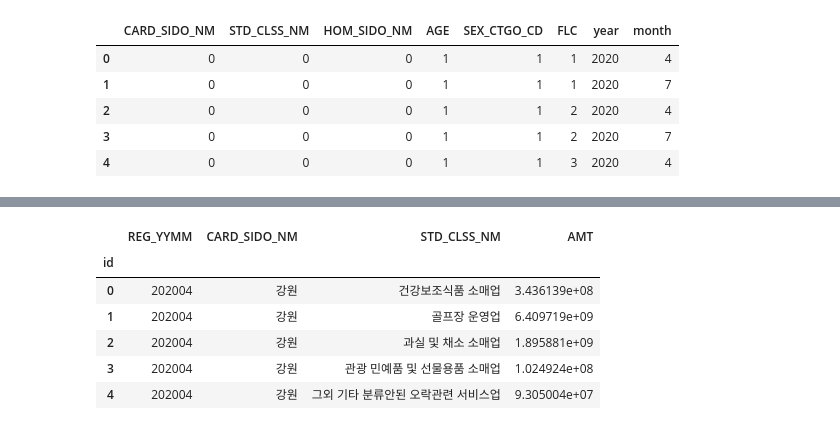
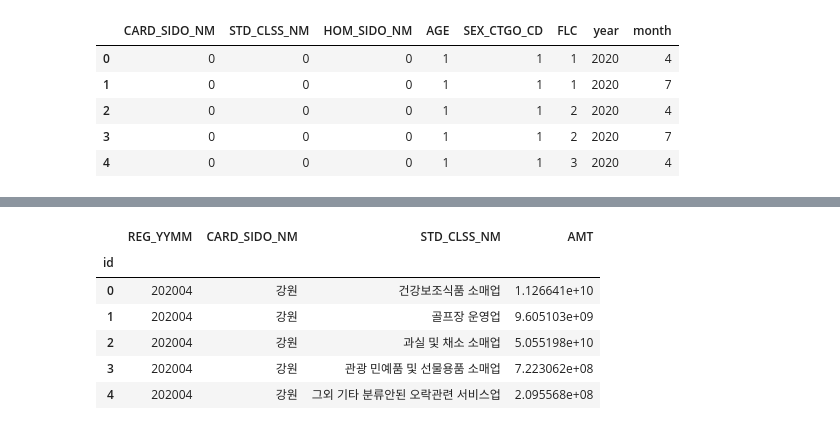
Before and after one commit to kim-bo-saeng/dacon_jeju, a Jupyter notebook: jeju_data_analysis.ipynb, the cells around one changed output, grey strips where cells are left out. Saved outputs shown, nothing was run; the diff lists cells and outputs as text; code cells hidden in the pictures.

```diff
--- a/jeju_data_analysis.ipynb
+++ b/jeju_data_analysis.ipynb
@@ -69,7 +83,7 @@ data.tail()
 df = data.copy()
 df = df.drop(['CARD_CCG_NM', 'HOM_CCG_NM'], axis = 1)
 
-columns = ['CARD_SIDO_NM', 'STD_CLSS_NM', 'HOM_SIDO_NM',	'AGE',	'SEX_CTGO_CD',	'FLC',	'year',	'month']
+columns = ['CARD_SIDO_NM', 'STD_CLSS_NM', 'HOM_SIDO_NM',	'AGE',	'SEX_CTGO_CD',	'FLC',	'Consumer_sentiment_index','year',	'month']
 df = df.groupby(columns).sum().reset_index(drop=False)
 
 print(df.info())
@@ -292,7 +304,7 @@ coarse_hyperparameters_list.head(10)
 # %% [markdown]
 ### Model Tuning & Evaluation
 # %%
-model = RandomForestRegressor(n_estimators = 20,
+model = RandomForestRegressor(n_estimators = 30,
                               max_depth = 96,
                               max_features = 0.952405,
                               n_jobs = -1,
@@ -340,7 +352,7 @@ for CARD_SIDO_NM in CARD_SIDO_NMs:
                             for month in months:
                                 temp.append([CARD_SIDO_NM, STD_CLSS_NM, HOM_SIDO_NM, AGE, SEX_CTGO_CD, FLC, year, month])
 temp = np.array(temp)
-temp = pd.DataFrame(data=temp, columns=train_features.columns[:8])
+temp = pd.DataFrame(data=temp, columns=['CARD_SIDO_NM', 'STD_CLSS_NM', 'HOM_SIDO_NM', 'AGE', 'SEX_CTGO_CD', 'FLC', 'year', 'month'])
 print(temp.shape)
 temp.head()
 # %% [output]
@@ -355,5 +367,6 @@ temp.head()
 temp.loc[temp['CARD_SIDO_NM'] == temp['HOM_SIDO_NM'], 'MY_HOME'] = 1
 temp.loc[temp['CARD_SIDO_NM'] != temp['HOM_SIDO_NM'], 'MY_HOME'] = 0
 temp['MY_HOME'] = temp['MY_HOME'].astype(int)
+temp['Consumer_sentiment_index'] = 78
 temp
 # %% [output]
@@ -400,16 +413,16 @@ temp['STD_CLSS_NM'] = encoders['STD_CLSS_NM'].inverse_transform(temp['STD_CLSS_N
 # %%
 # 제출 파일 만들기
 submission = pd.read_csv('/gdrive/My Drive/data_analysis/jeju/submission.csv', index_col=0)
 submission = submission.drop(['AMT'], axis=1)
 submission = submission.merge(temp, left_on=['REG_YYMM', 'CARD_SIDO_NM', 'STD_CLSS_NM'], right_on=['REG_YYMM', 'CARD_SIDO_NM', 'STD_CLSS_NM'], how='left')
 submission.index.name = 'id'
-submission.to_csv('/gdrive/My Drive/data_analysis/jeju/submission_04.csv', encoding='utf-8-sig')
+submission.to_csv('/gdrive/My Drive/data_analysis/jeju/submission_06.csv', encoding='utf-8-sig')
 submission.head()
 # %% [output]
 |  | REG_YYMM | CARD_SIDO_NM | STD_CLSS_NM | AMT |
 | id |  |  |  |  |
-| 0 | 202004 | 강원 | 건강보조식품 소매업 | 3.436139e+08 |
-| 1 | 202004 | 강원 | 골프장 운영업 | 6.409719e+09 |
-| 2 | 202004 | 강원 | 과실 및 채소 소매업 | 1.895881e+09 |
-| 3 | 202004 | 강원 | 관광 민예품 및 선물용품 소매업 | 1.024924e+08 |
-| 4 | 202004 | 강원 | 그외 기타 분류안된 오락관련 서비스업 | 9.305004e+07 |
+| 0 | 202004 | 강원 | 건강보조식품 소매업 | 1.126641e+10 |
+| 1 | 202004 | 강원 | 골프장 운영업 | 9.605103e+09 |
+| 2 | 202004 | 강원 | 과실 및 채소 소매업 | 5.055198e+10 |
+| 3 | 202004 | 강원 | 관광 민예품 및 선물용품 소매업 | 7.223062e+08 |
+| 4 | 202004 | 강원 | 그외 기타 분류안된 오락관련 서비스업 | 2.095568e+08 |
```
Also changed, not shown: parts of 22 cells of this notebook.
